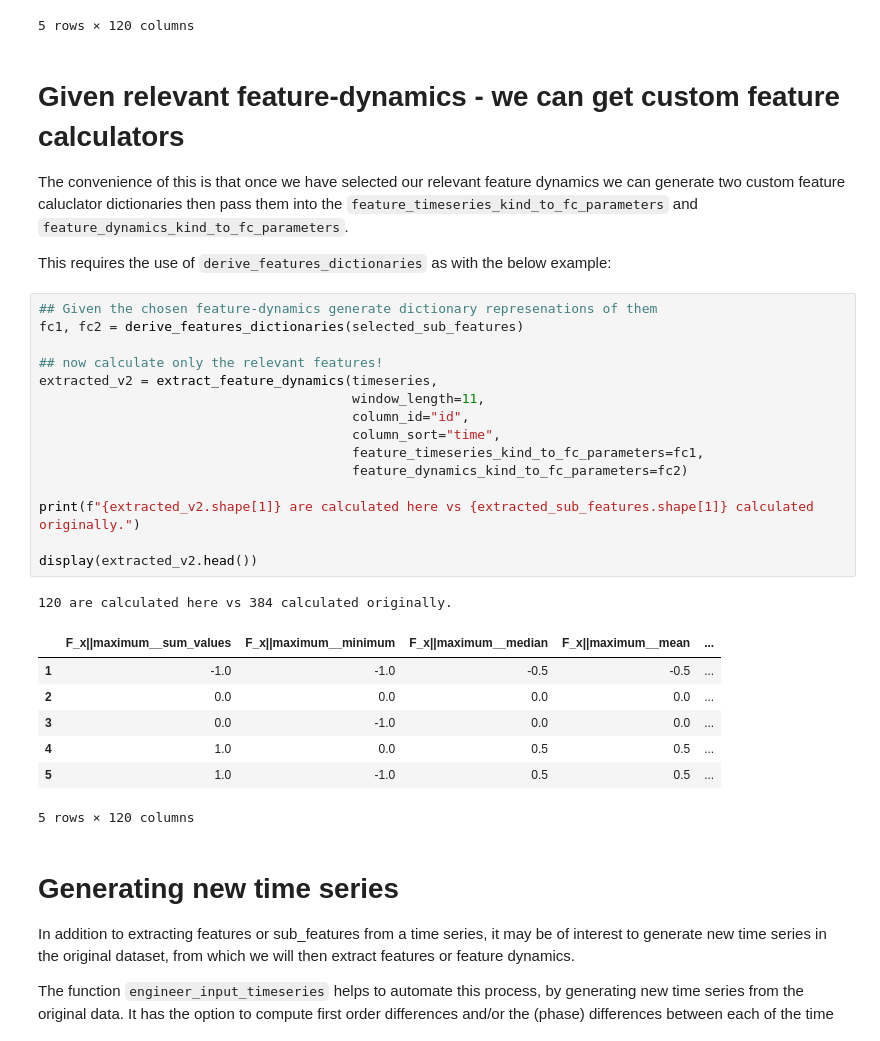
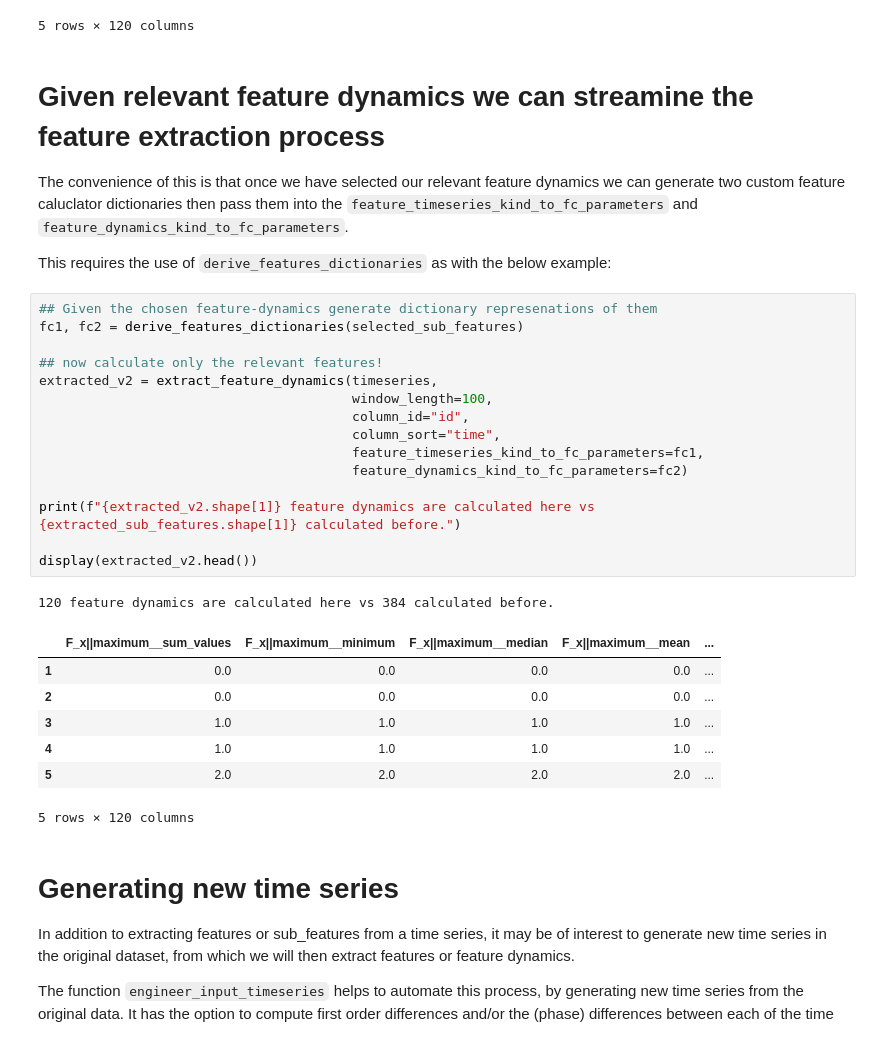
Before and after one commit to blue-yonder/tsfresh, a Jupyter notebook: notebooks/examples/06 tsfresh on tsfresh.ipynb, the cells around one changed output. Saved outputs shown, nothing was run; the diff lists cells and outputs as text.

```diff
--- a/notebooks/examples/06 tsfresh on tsfresh.ipynb
+++ b/notebooks/examples/06 tsfresh on tsfresh.ipynb
@@ -210,7 +222,7 @@ display(selected_sub_features.head())
 | 5 | 2.039608 | 2.039608 | 2.039608 | 4.160000 | ... |
 5 rows × 120 columns
 # %% [markdown]
-# Given relevant feature-dynamics - we can get custom feature calculators
+# Given relevant feature dynamics we can streamine the feature extraction process
 
 The convenience of this is that once we have selected our relevant feature dynamics we can generate two custom feature caluclator dictionaries
 then pass them into the `feature_timeseries_kind_to_fc_parameters` and `feature_dynamics_kind_to_fc_parameters`.
@@ -219,26 +231,26 @@ This requires the use of `derive_features_dictionaries` as with the below exampl
 # %%
 ## Given the chosen feature-dynamics generate dictionary represenations of them
 fc1, fc2 = derive_features_dictionaries(selected_sub_features)
 
 ## now calculate only the relevant features!
 extracted_v2 = extract_feature_dynamics(timeseries,
-                                        window_length=11,
+                                        window_length=100,
                                         column_id="id",
                                         column_sort="time",
                                         feature_timeseries_kind_to_fc_parameters=fc1,
                                         feature_dynamics_kind_to_fc_parameters=fc2)
 
-print(f"{extracted_v2.shape[1]} are calculated here vs {extracted_sub_features.shape[1]} calculated originally.")
+print(f"{extracted_v2.shape[1]} feature dynamics are calculated here vs {extracted_sub_features.shape[1]} calculated before.")
 
 display(extracted_v2.head())
 # %% [output]
-120 are calculated here vs 384 calculated originally.
+120 feature dynamics are calculated here vs 384 calculated before.
 |  | F_x||maximum__sum_values | F_x||maximum__minimum | F_x||maximum__median | F_x||maximum__mean | ... |
-| 1 | -1.0 | -1.0 | -0.5 | -0.5 | ... |
+| 1 | 0.0 | 0.0 | 0.0 | 0.0 | ... |
 | 2 | 0.0 | 0.0 | 0.0 | 0.0 | ... |
-| 3 | 0.0 | -1.0 | 0.0 | 0.0 | ... |
-| 4 | 1.0 | 0.0 | 0.5 | 0.5 | ... |
-| 5 | 1.0 | -1.0 | 0.5 | 0.5 | ... |
+| 3 | 1.0 | 1.0 | 1.0 | 1.0 | ... |
+| 4 | 1.0 | 1.0 | 1.0 | 1.0 | ... |
+| 5 | 2.0 | 2.0 | 2.0 | 2.0 | ... |
 5 rows × 120 columns
 # %% [markdown]
 # Generating new time series
```
Also changed, not shown: parts of 10 cells of this notebook, 1 other file.
